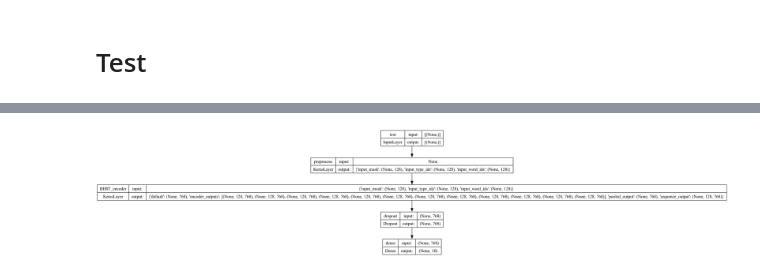
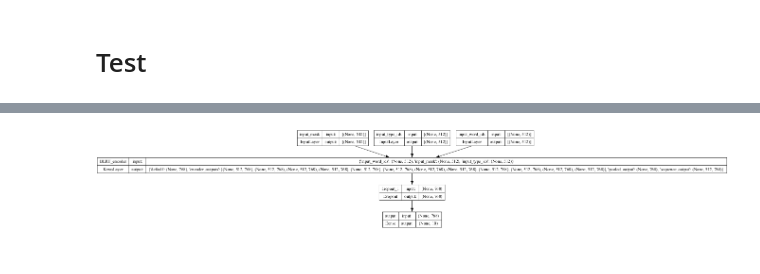
Before and after one commit to k3nk4n3kI/Online_Process_Concept_Drift, a Jupyter notebook: notebooks/30_BaselineModel.ipynb, the cells around one changed output, grey strips where cells are left out. Cells and saved outputs as stored; diff of their text form; code cells hidden in the pictures.

Commit message:
Added preprocessing and model class

```diff
--- a/notebooks/30_BaselineModel.ipynb
+++ b/notebooks/30_BaselineModel.ipynb
@@ -193,0 +348,4 @@ array([[0, 0, 0, ..., 0, 0, 0],
+# %%
+for data, label in train_dataset.take(1):
+    print("Data:", data)
+    print("Label:", label)
@@ -194,41 +410,2 @@ array([[0, 0, 0, ..., 0, 0, 0],
 # %% [markdown]
 # Test
-# %%
-import tensorflow as tf
-import tensorflow_hub as hub
-import tensorflow_text as text
-
-# URLs for the pre-trained BERT model and the preprocessor
-tfhub_handle_encoder = "https://tfhub.dev/tensorflow/bert_en_uncased_L-12_H-768_A-12/3"
-tfhub_handle_preprocess = "https://tfhub.dev/tensorflow/bert_en_uncased_preprocess/3"
-
-# Define the input layer for text data
-text_input = tf.keras.layers.Input(shape=(), dtype=tf.string, name='text')
-
-# Preprocess the input text
-preprocess_layer = hub.KerasLayer(tfhub_handle_preprocess, name='preprocess')
-encoder_inputs = preprocess_layer(text_input)
-
-# Get BERT outputs
-encoder_layer = hub.KerasLayer(tfhub_handle_encoder, trainable=True, name='BERT_encoder')
-encoder_outputs = encoder_layer(encoder_inputs)
-pooled_output = encoder_outputs['pooled_output']
-
-# Add dropout and dense layers
-dropout = tf.keras.layers.Dropout(0.1)(pooled_output)
-output = tf.keras.layers.Dense(10)(dropout)
-
-# Create the model
-model = tf.keras.Model(inputs=text_input, outputs=output)
-
-# Compile the model
-model.compile(optimizer=tf.keras.optimizers.Adam(),
-              loss=tf.keras.losses.SparseCategoricalCrossentropy(from_logits=True),
-              metrics=[tf.keras.metrics.SparseCategoricalAccuracy()])
-
-# Build the model with a dummy input to initialize the layers
-dummy_input = tf.constant(["dummy input"])
-model(dummy_input)
-
-# Print the model summary
-model.summary()
@@ -254,4 +613,4 @@ ________________________________________________________________________________
 # %%
-tf.keras.utils.plot_model(model, show_shapes=True, show_layer_names=True, expand_nested=True)
+tf.keras.utils.plot_model(model, show_shapes=True, dpi=48)
 # %% [output]
-[figure, old version]
+[figure, new version]
```
Also changed, not shown: parts of 25 cells of this notebook, 1 other file.
